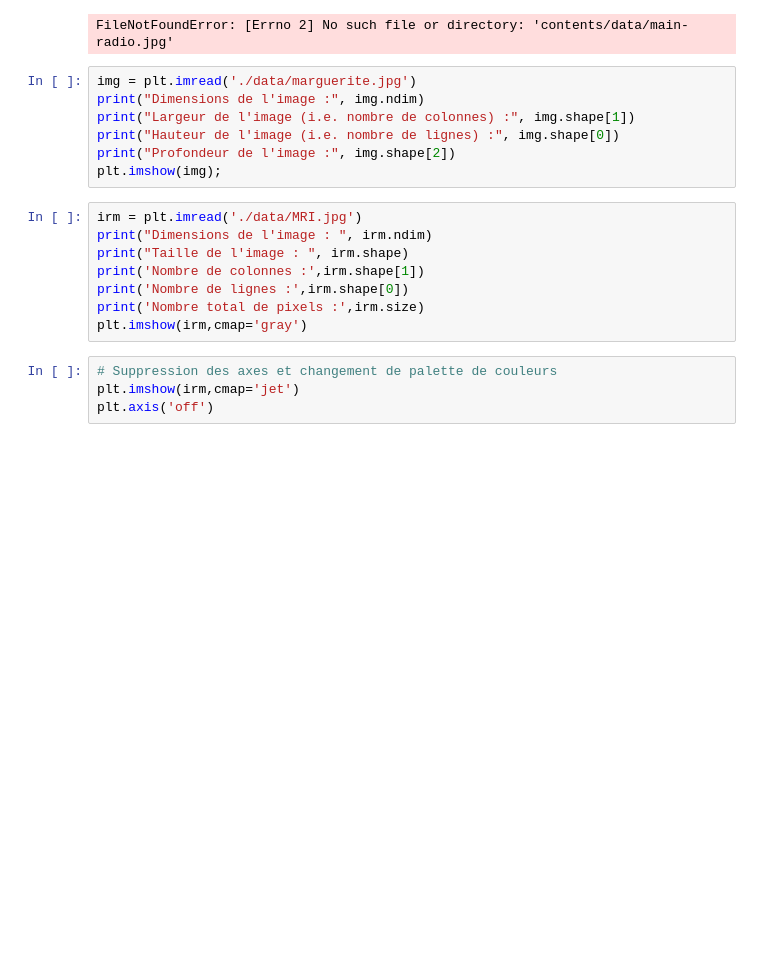
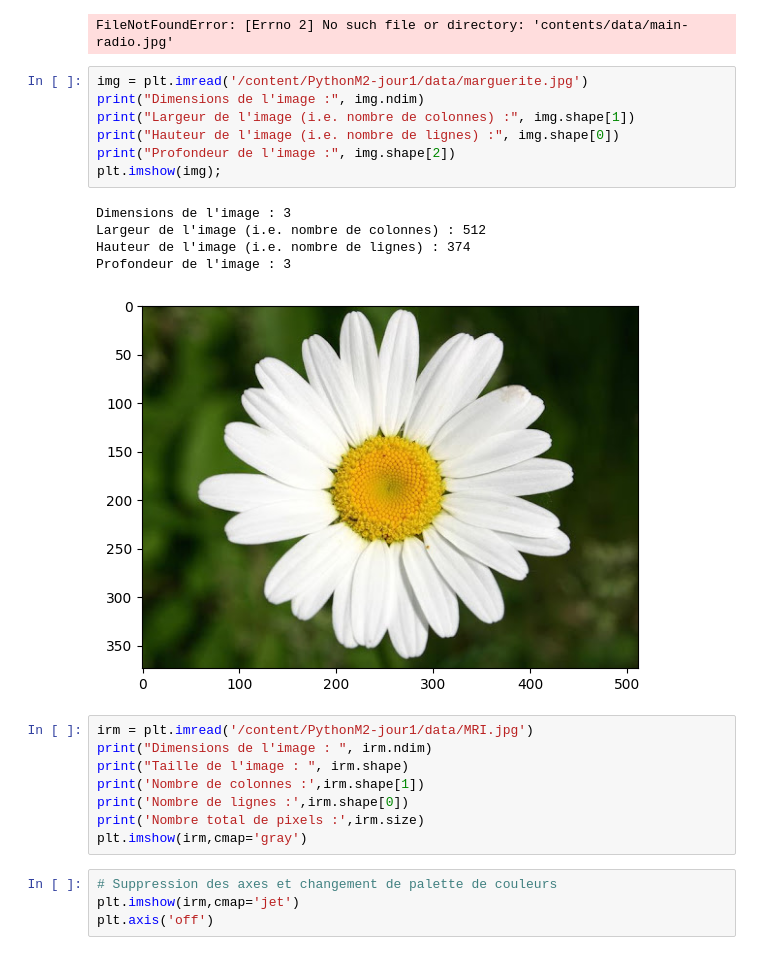
Before and after one commit to marsvn/PythonM2-jour1, a Jupyter notebook: IntroPython_M2_2024_correction.ipynb, the cells around one changed output. Drawn from its saved outputs; the diff is of its cells as text; blank space fills up the shorter version.

```diff
--- a/IntroPython_M2_2024_correction.ipynb
+++ b/IntroPython_M2_2024_correction.ipynb
@@ -1795,14 +1796,20 @@ plt.imshow(img, cmap='gray');
 # %% [output]
 FileNotFoundError: [Errno 2] No such file or directory: 'contents/data/main-radio.jpg'
 # %%
-img = plt.imread('./data/marguerite.jpg')
+img = plt.imread('/content/PythonM2-jour1/data/marguerite.jpg')
 print("Dimensions de l'image :", img.ndim)
 print("Largeur de l'image (i.e. nombre de colonnes) :", img.shape[1])
 print("Hauteur de l'image (i.e. nombre de lignes) :", img.shape[0])
 print("Profondeur de l'image :", img.shape[2])
 plt.imshow(img);
+# %% [output]
+Dimensions de l'image : 3
+Largeur de l'image (i.e. nombre de colonnes) : 512
+Hauteur de l'image (i.e. nombre de lignes) : 374
+Profondeur de l'image : 3
+[figure, added]
 # %%
-irm = plt.imread('./data/MRI.jpg')
+irm = plt.imread('/content/PythonM2-jour1/data/MRI.jpg')
 print("Dimensions de l'image : ", irm.ndim)
 print("Taille de l'image : ", irm.shape)
 print('Nombre de colonnes :',irm.shape[1])
```
Also changed, not shown: parts of 31 cells of this notebook.
